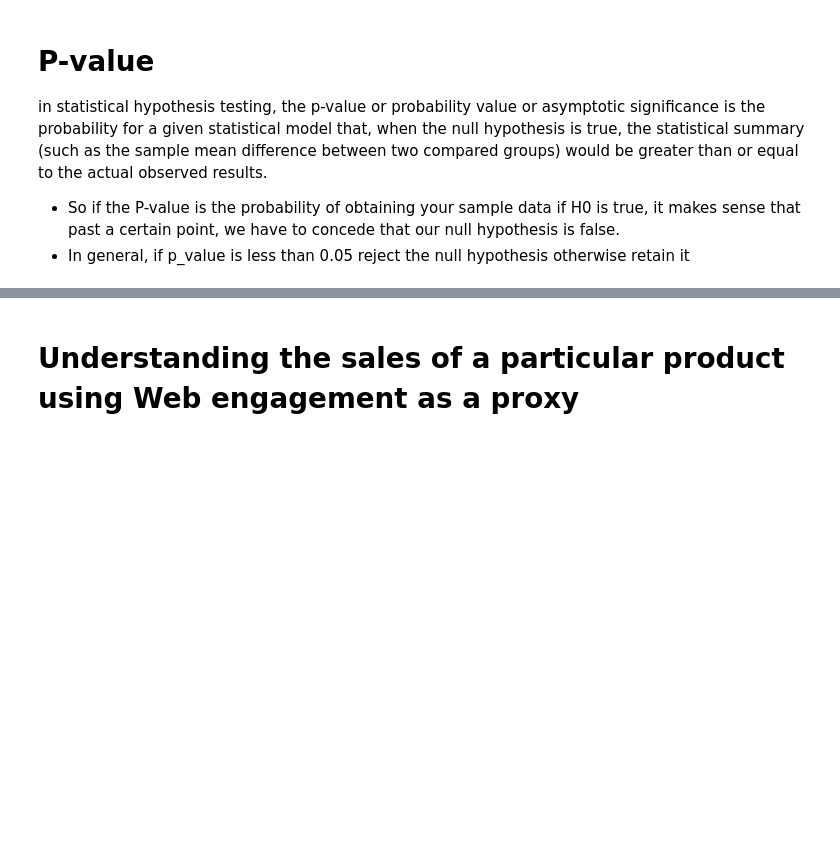
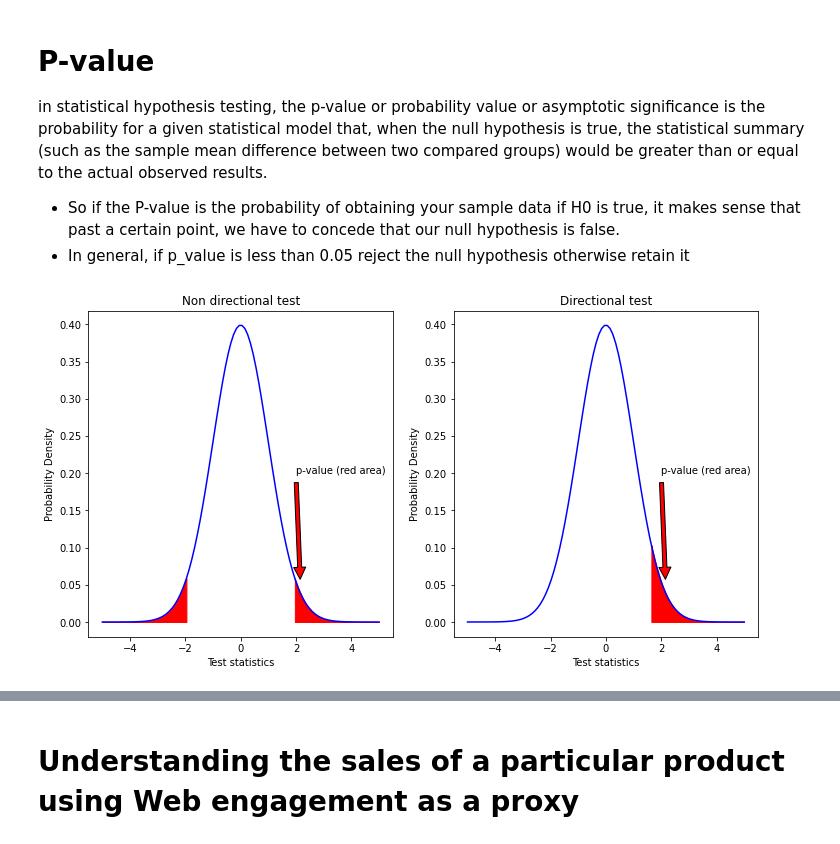
Before and after one commit to skumarudel/DS_Physicists, a Jupyter notebook: Lecture3-Statistics/HypothesisTesting.ipynb, the cells around one changed output, grey strips where cells are left out. Drawn from its saved outputs; the diff is of its cells as text; code cells hidden in the pictures; blank space fills up the shorter version.

```diff
--- a/Lecture3-Statistics/HypothesisTesting.ipynb
+++ b/Lecture3-Statistics/HypothesisTesting.ipynb
@@ -33,6 +33,36 @@ in statistical hypothesis testing, the p-value or probability value or asymptoti
 
 - So if the P-value is the probability of obtaining your sample data if H0 is true, it makes sense that past a certain point, we have to concede that our null hypothesis is false.
 - In general, if p_value is less than 0.05 reject the null hypothesis otherwise retain it
+# %%
+fig,axes = plt.subplots(1,2,figsize=(12,6))
+Null = 0
+STD = 1
+dist = stats.norm(Null,STD)
+px_r= np.arange(dist.ppf(1 - (alpha/2)),5,0.01) # right
+px_l = np.arange(-5,dist.ppf(alpha/2),0.01) # left
+xy = np.linspace(-5+Null, Null+5,100)
+axes[0].plot(xy, dist.pdf(xy), color='blue')
+axes[0].fill_between(px_r,dist.pdf(px_r),color='r')
+axes[0].fill_between(px_l,dist.pdf(px_l),color='r')
+axes[0].set_ylabel('Probability Density')
+axes[0].set_xlabel('Test statistics')
+axes[0].set_title('Non directional test')
+
+axes[0].annotate('p-value (red area)', xy=(dist.ppf(1 - (alpha/2))+0.2, 0.05), xytext=(2, 0.2),
+            arrowprops=dict(facecolor='red', shrink=0.05));
+
+
+
+axes[1].plot(xy, dist.pdf(xy), color='blue')
+axes[1].fill_between(np.arange(dist.ppf(1 - alpha),5,0.01),dist.pdf(np.arange(dist.ppf(1 - alpha),5,0.01)),color='r')
+axes[1].set_ylabel('Probability Density')
+axes[1].set_xlabel('Test statistics')
+axes[1].set_title('Directional test')
+
+axes[1].annotate('p-value (red area)', xy=(dist.ppf(1 - (alpha/2))+0.2, 0.05), xytext=(2, 0.2),
+            arrowprops=dict(facecolor='red', shrink=0.05));
+# %% [output]
+[figure, added]
 # %%
 Null = 5. # Height
 Alternate = 6.
```
Also changed, not shown: parts of 2 cells of this notebook.
